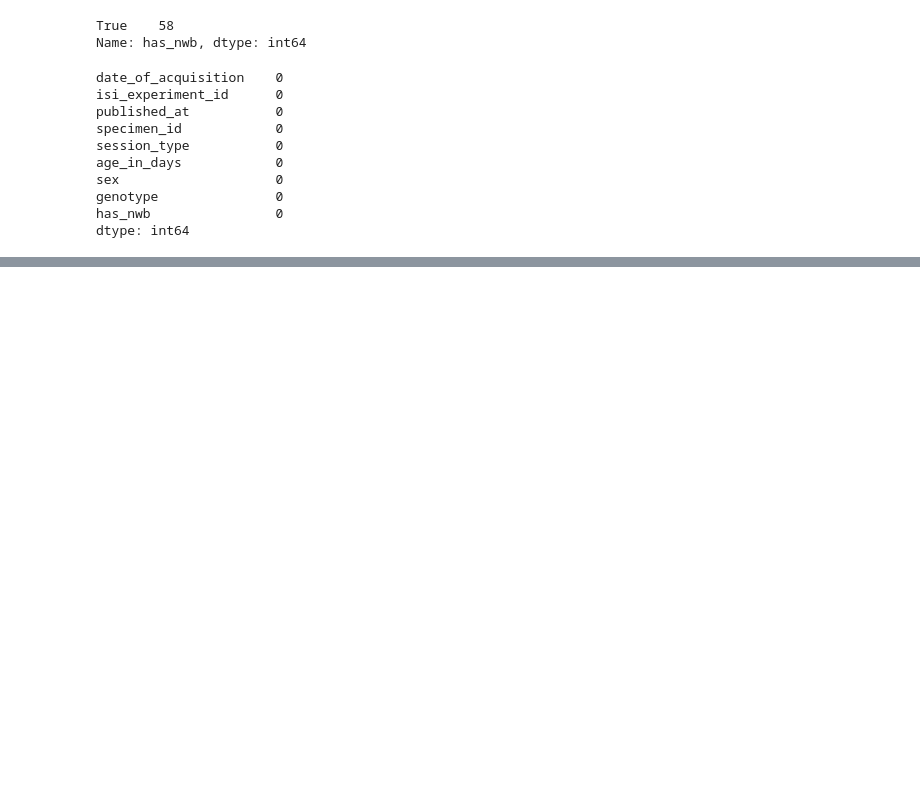
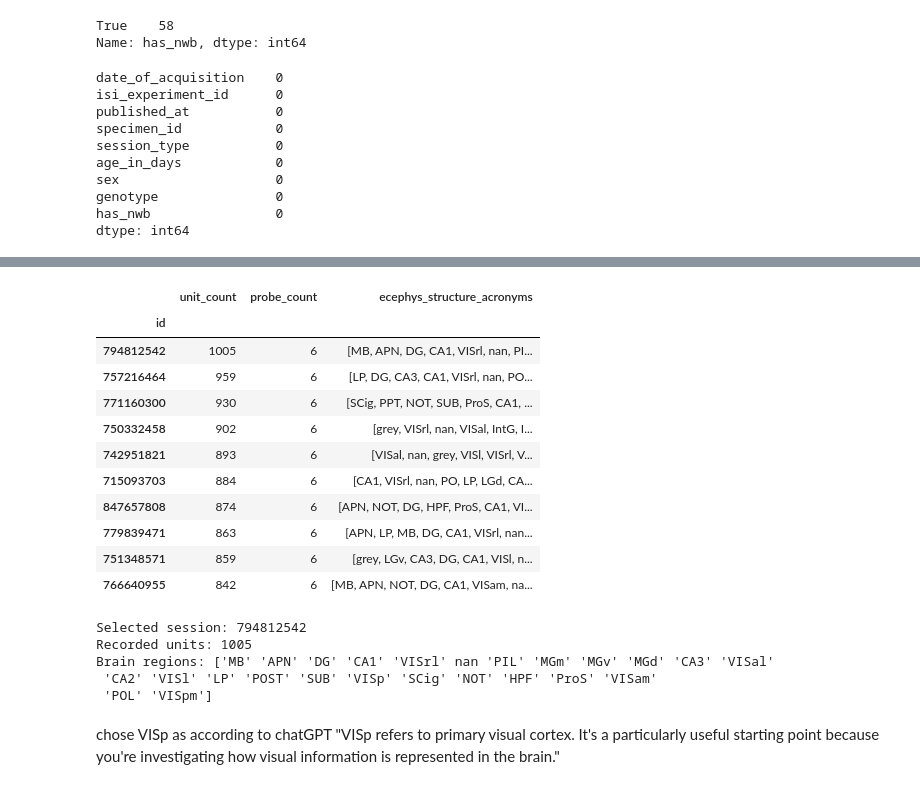
Before and after one commit to afl25255/visneural-decoding, a Jupyter notebook: VSproj.ipynb, the cells around one changed output, grey strips where cells are left out. Drawn from its saved outputs; the diff is of its cells as text; code cells hidden in the pictures; blank space fills up the shorter version.

```diff
--- a/VSproj.ipynb
+++ b/VSproj.ipynb
@@ -154,0 +214,46 @@ continue from here
+# %%
+visual_sessions = sessions[
+    sessions["ecephys_structure_acronyms"].astype(str).str.contains(
+        "VISp",
+        na=False
+    )
+].sort_values("unit_count", ascending=False)
+
+visual_sessions[
+    ["unit_count", "probe_count", "ecephys_structure_acronyms"]
+].head(10)
+# %% [output]
+|  | unit_count | probe_count | ecephys_structure_acronyms |
+| id |  |  |  |
+| 794812542 | 1005 | 6 | [MB, APN, DG, CA1, VISrl, nan, PI... |
+| 757216464 | 959 | 6 | [LP, DG, CA3, CA1, VISrl, nan, PO... |
+| 771160300 | 930 | 6 | [SCig, PPT, NOT, SUB, ProS, CA1, ... |
+| 750332458 | 902 | 6 | [grey, VISrl, nan, VISal, IntG, I... |
+| 742951821 | 893 | 6 | [VISal, nan, grey, VISl, VISrl, V... |
+| 715093703 | 884 | 6 | [CA1, VISrl, nan, PO, LP, LGd, CA... |
+| 847657808 | 874 | 6 | [APN, NOT, DG, HPF, ProS, CA1, VI... |
+| 779839471 | 863 | 6 | [APN, LP, MB, DG, CA1, VISrl, nan... |
+| 751348571 | 859 | 6 | [grey, LGv, CA3, DG, CA1, VISl, n... |
+| 766640955 | 842 | 6 | [MB, APN, NOT, DG, CA1, VISam, na... |
+# %%
+# Find primary visual cortex (VISp) sessions
+visual_sessions = sessions[
+    sessions["ecephys_structure_acronyms"].apply(
+        lambda regions: isinstance(regions, np.ndarray)
+        and np.any(regions == "VISp")
+    )
+].sort_values("unit_count", ascending=False)
+
+session_id = visual_sessions.index[0]
+
+print("Selected session:", session_id)
+print("Recorded units:", visual_sessions.iloc[0]["unit_count"])
+print("Brain regions:", visual_sessions.iloc[0]["ecephys_structure_acronyms"])
+# %% [output]
+Selected session: 794812542
+Recorded units: 1005
+Brain regions: ['MB' 'APN' 'DG' 'CA1' 'VISrl' nan 'PIL' 'MGm' 'MGv' 'MGd' 'CA3' 'VISal'
+ 'CA2' 'VISl' 'LP' 'POST' 'SUB' 'VISp' 'SCig' 'NOT' 'HPF' 'ProS' 'VISam'
+ 'POL' 'VISpm']
+# %% [markdown]
+chose VISp as according to chatGPT "VISp refers to primary visual cortex. It's a particularly useful starting point because you're investigating how visual information is represented in the brain."
```
Also changed, not shown: parts of 9 cells of this notebook, 6 other files.
